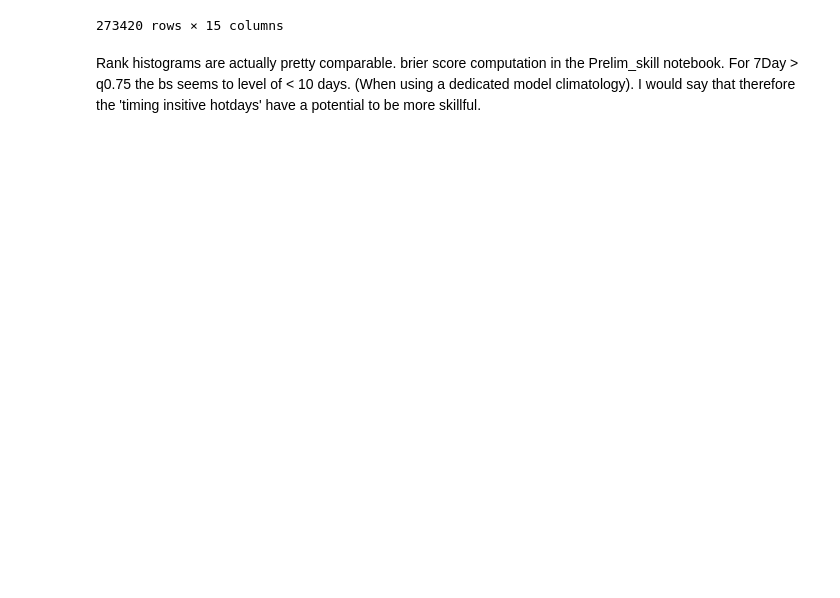
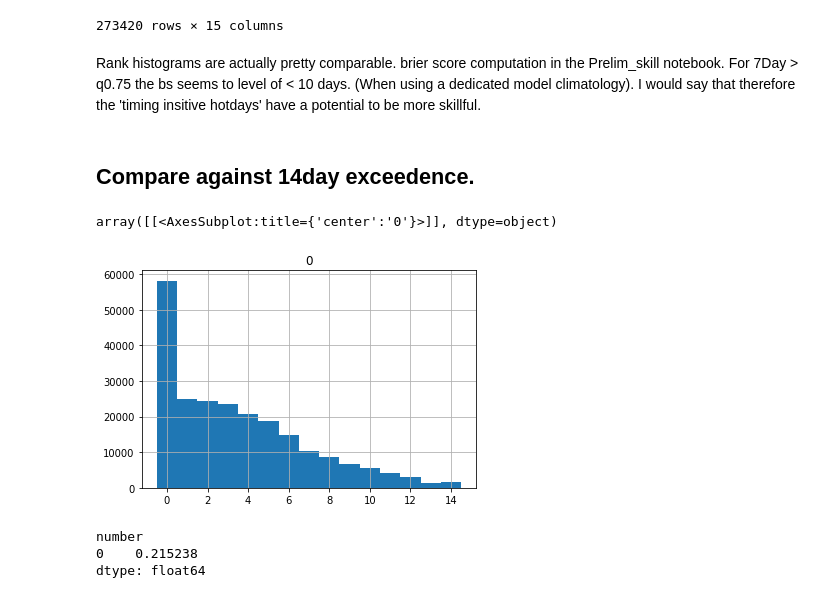
Before and after one commit to chiemvs/SubSeas, a Jupyter notebook: Check_hotdays.ipynb, the cells around one changed output. Saved outputs shown, nothing was run; the diff lists cells and outputs as text; code cells hidden in the pictures; blank space fills up the shorter version.

```diff
--- a/Check_hotdays.ipynb
+++ b/Check_hotdays.ipynb
@@ -222,3 +191,5 @@ df2
 # %% [markdown]
 Rank histograms are actually pretty comparable.
 brier score computation in the Prelim_skill notebook. For 7Day > q0.75 the bs seems to level of < 10 days. (When using a dedicated model climatology). I would say that therefore the 'timing insitive hotdays' have a potential to be more skillful.
+# %% [markdown]
+## Compare against 14day exceedence.
@@ -224,0 +198,15 @@ brier score computation in the Prelim_skill notebook. For 7Day > q0.75 the bs se
+# %%
+al = ForecastToObsAlignment('JJA','45r1')
+al.recollect(booksname = bookfile2)
+df2 = al.alignedobject.compute()
+# %%
+df2['observation'].hist(bins = np.arange(-0.5,15.5))
+# %% [output]
+array([[<AxesSubplot:title={'center':'0'}>]], dtype=object)
+[figure, added]
+# %%
+(df2.loc[np.logical_and(df2['clustid'] == 5, df2['leadtime'] == 1),'observation'] >= 7).mean()
+# %% [output]
+number
+0    0.215238
+dtype: float64
```
Also changed, not shown: parts of 12 cells of this notebook, 2 other files.
